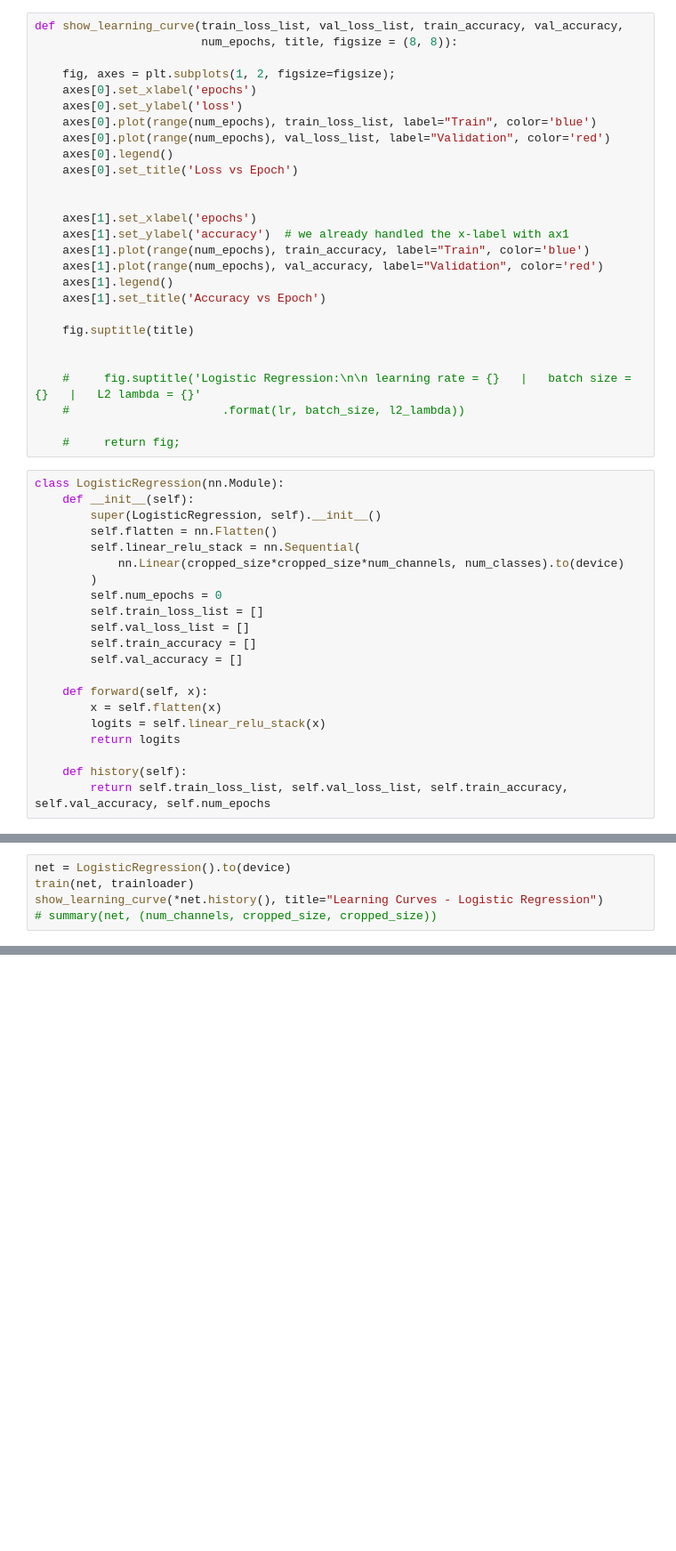
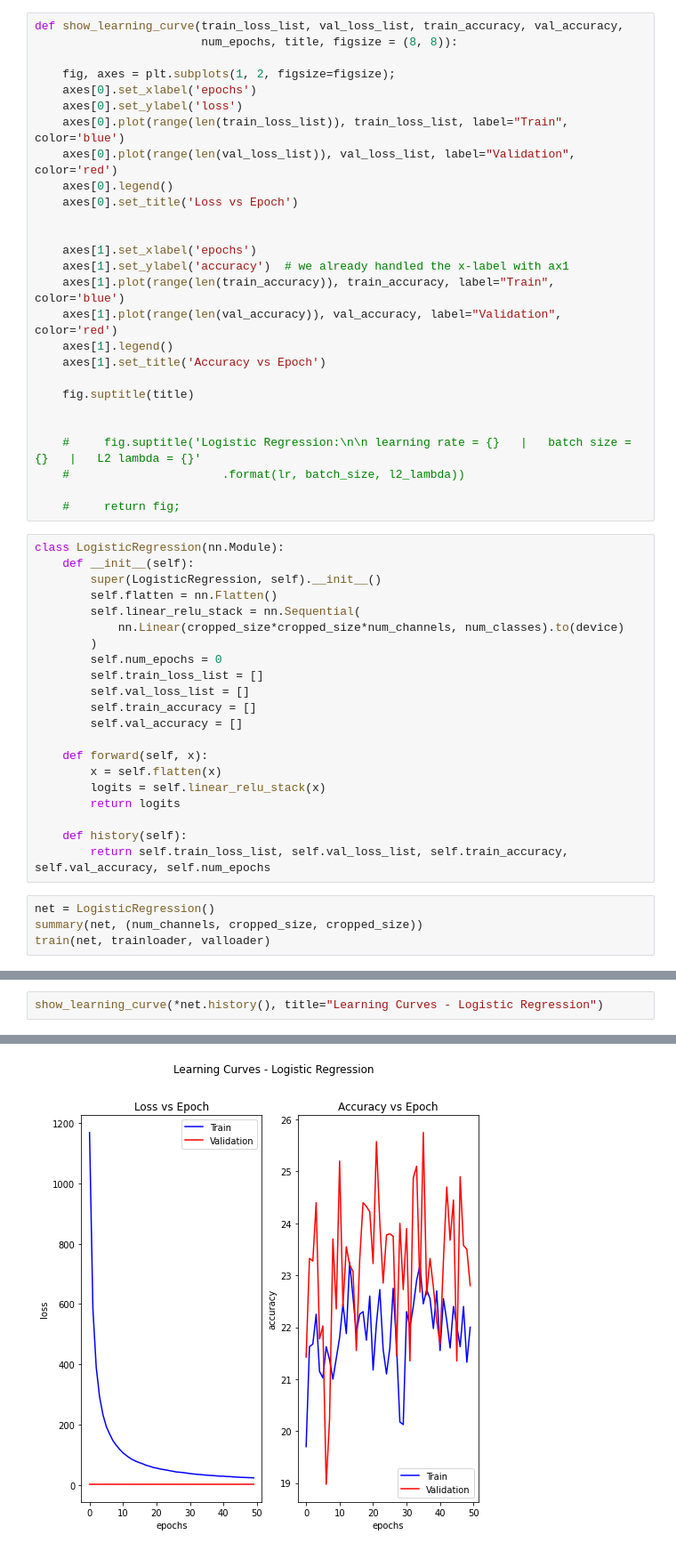
Before and after one commit to moshebeutel/DL_BIU, a Jupyter notebook: ex3/DeepLearningEx3Notebook.ipynb, the cells around one changed output, grey strips where cells are left out. Shown at 89% size. Saved outputs shown, nothing was run; the diff lists cells and outputs as text; blank space fills up the shorter version.

```diff
--- a/ex3/DeepLearningEx3Notebook.ipynb
+++ b/ex3/DeepLearningEx3Notebook.ipynb
@@ -242,16 +239,16 @@ def show_learning_curve(train_loss_list, val_loss_list, train_accuracy, val_accu
 	fig, axes = plt.subplots(1, 2, figsize=figsize);
 	axes[0].set_xlabel('epochs')
 	axes[0].set_ylabel('loss')
-	axes[0].plot(range(num_epochs), train_loss_list, label="Train", color='blue')
-	axes[0].plot(range(num_epochs), val_loss_list, label="Validation", color='red')
+	axes[0].plot(range(len(train_loss_list)), train_loss_list, label="Train", color='blue')
+	axes[0].plot(range(len(val_loss_list)), val_loss_list, label="Validation", color='red')
 	axes[0].legend()
 	axes[0].set_title('Loss vs Epoch')
 
 
 	axes[1].set_xlabel('epochs')
 	axes[1].set_ylabel('accuracy')  # we already handled the x-label with ax1
-	axes[1].plot(range(num_epochs), train_accuracy, label="Train", color='blue')
-	axes[1].plot(range(num_epochs), val_accuracy, label="Validation", color='red')
+	axes[1].plot(range(len(train_accuracy)), train_accuracy, label="Train", color='blue')
+	axes[1].plot(range(len(val_accuracy)), val_accuracy, label="Validation", color='red')
 	axes[1].legend()
 	axes[1].set_title('Accuracy vs Epoch')
 
@@ -283,3 +280,7 @@ class LogisticRegression(nn.Module):
 
     def history(self):
         return self.train_loss_list, self.val_loss_list, self.train_accuracy, self.val_accuracy, self.num_epochs
+# %%
+net = LogisticRegression()
+summary(net, (num_channels, cropped_size, cropped_size))
+train(net, trainloader, valloader)
@@ -286,6 +304,3 @@ class LogisticRegression(nn.Module):
 # %%
-net = LogisticRegression().to(device)
-train(net, trainloader)
 show_learning_curve(*net.history(), title="Learning Curves - Logistic Regression")
-# summary(net, (num_channels, cropped_size, cropped_size))
 # %% [output]
@@ -292,0 +307 @@ KeyboardInterrupt:
+[figure, added]
```
Also changed, not shown: parts of 20 cells of this notebook, 1 other file.
